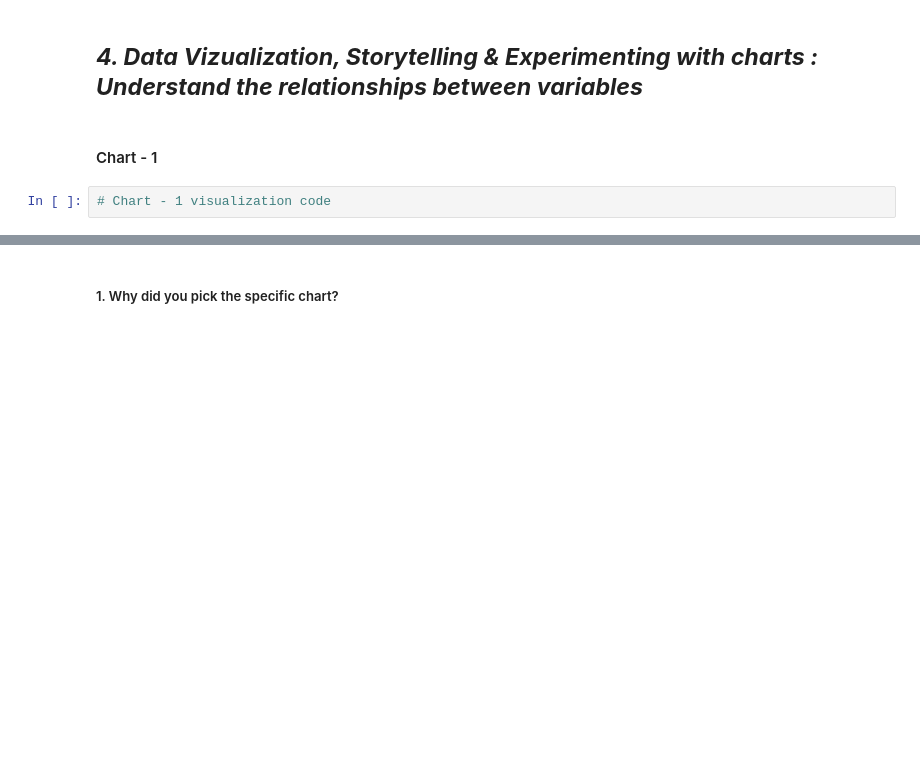
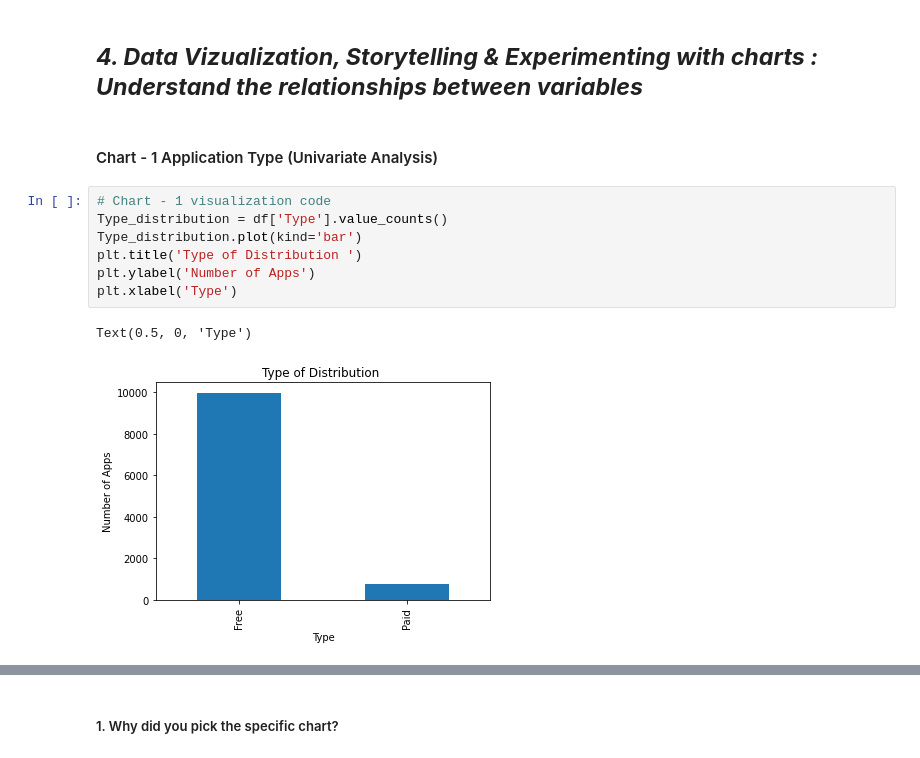
Before and after one commit to krutika73/EDA-ON-PLAY-STORE-APP-REVIEW-ANALYSIS, a Jupyter notebook: Krutika_Sample_EDA_Submission_Template.ipynb, the cells around one changed output, grey strips where cells are left out. Cells and saved outputs as stored; diff of their text form; blank space fills up the shorter version.

```diff
--- a/Krutika_Sample_EDA_Submission_Template.ipynb
+++ b/Krutika_Sample_EDA_Submission_Template.ipynb
@@ -712,6 +712,14 @@ Answer Here.
 # %% [markdown]
 ## ***4. Data Vizualization, Storytelling & Experimenting with charts : Understand the relationships between variables***
 # %% [markdown]
-#### Chart - 1
+#### Chart - 1 Application Type (Univariate Analysis)
-# %%
-# Chart - 1 visualization code
+# %%
+# Chart - 1 visualization code
+Type_distribution = df['Type'].value_counts()
+Type_distribution.plot(kind='bar')
+plt.title('Type of Distribution ')
+plt.ylabel('Number of Apps')
+plt.xlabel('Type')
+# %% [output]
+Text(0.5, 0, 'Type')
+[figure, added]
```
Also changed, not shown: parts of 97 cells of this notebook.
